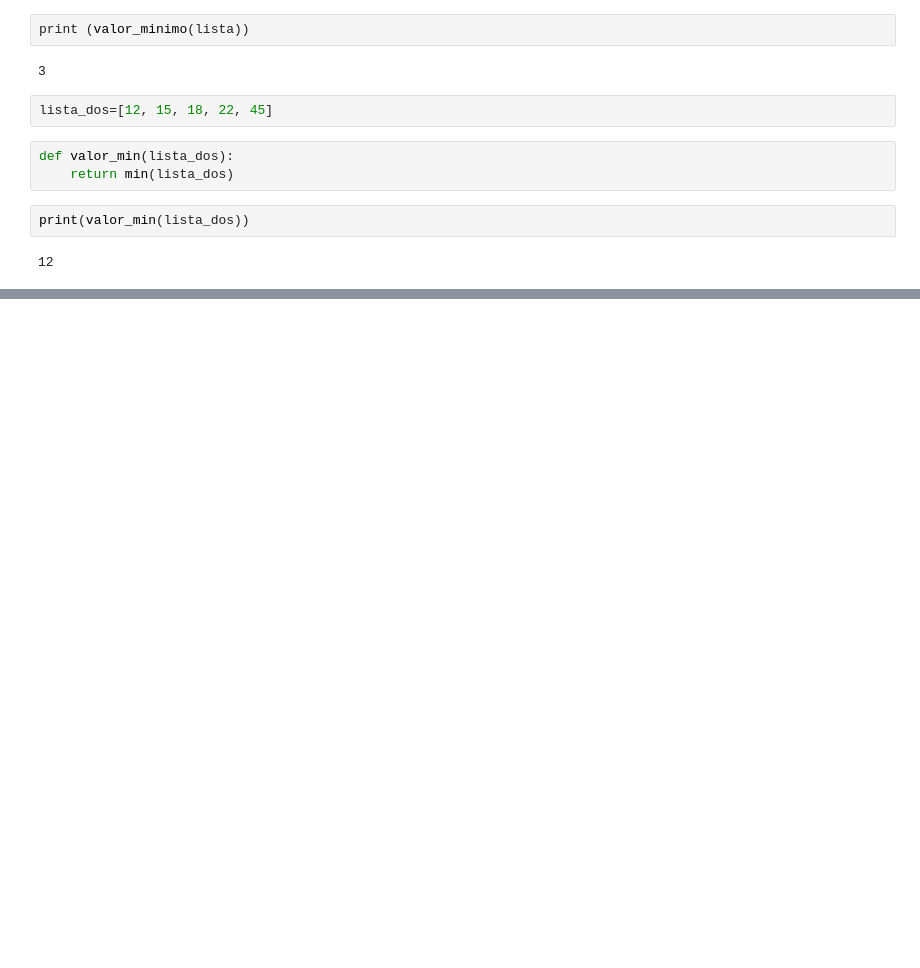
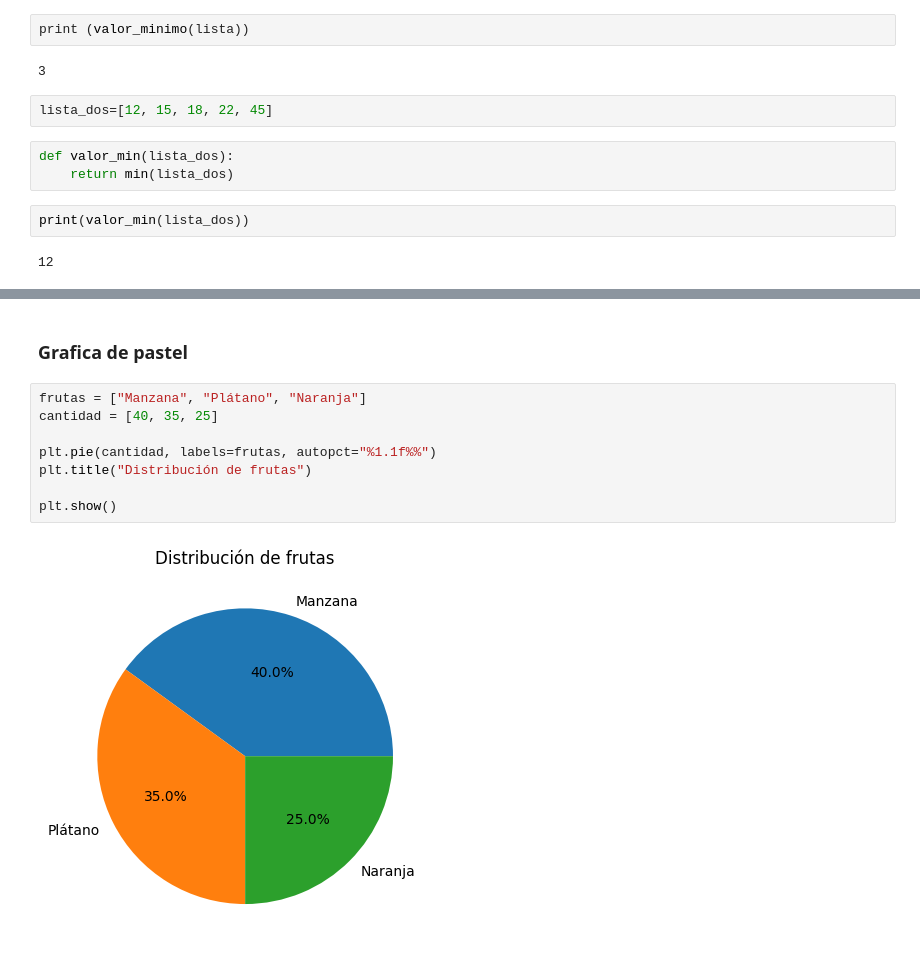
Before and after one commit to SilviaMendez27/Bit-cora-de-laboratorio-Silvia, a Jupyter notebook: Clase/01_intro_python.ipynb, the cells around one changed output, grey strips where cells are left out. Cells and saved outputs as stored; diff of their text form; blank space fills up the shorter version.

```diff
--- a/Clase/01_intro_python.ipynb
+++ b/Clase/01_intro_python.ipynb
@@ -123,0 +166,12 @@ print(valor_min(lista_dos))
+# %% [markdown]
+### Grafica de pastel
+# %%
+frutas = ["Manzana", "Plátano", "Naranja"]
+cantidad = [40, 35, 25]
+
+plt.pie(cantidad, labels=frutas, autopct="%1.1f%%")
+plt.title("Distribución de frutas")
+
+plt.show()
+# %% [output]
+[figure, added]
```
Also changed, not shown: parts of 19 cells of this notebook.
